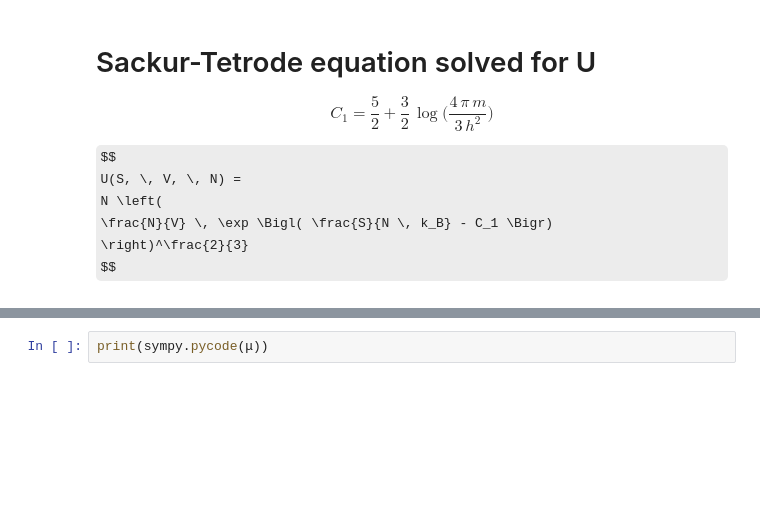
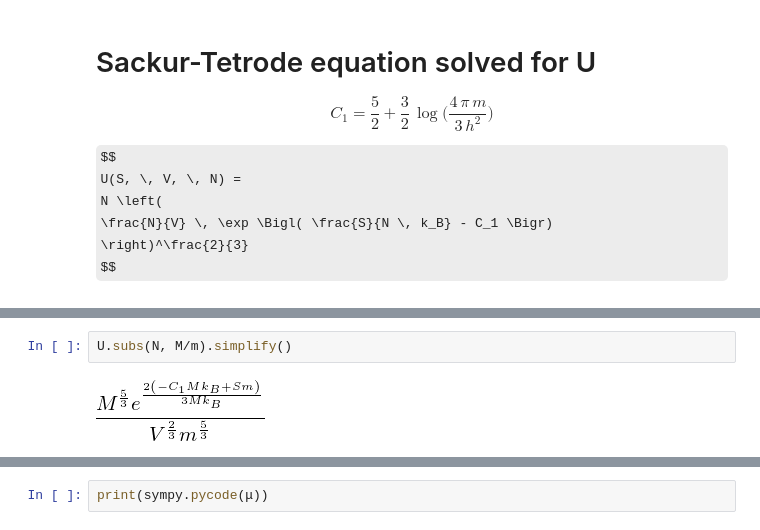
Before and after one commit to MarkusLohmayer/master-thesis-code, a Jupyter notebook: ideal_gas.ipynb, the cells around one changed output, grey strips where cells are left out. Drawn from its saved outputs; the diff is of its cells as text; some formulas as TeX source; blank space fills up the shorter version.

```diff
--- a/ideal_gas.ipynb
+++ b/ideal_gas.ipynb
@@ -111,3 +123,7 @@ U
+# %%
+U.subs(N, M/m).simplify()
+# %% [output]
+[figure, added]
 # %%
 # temperature T
 T = U.diff(S)
```
Also changed, not shown: parts of 20 cells of this notebook, 12 other files.
